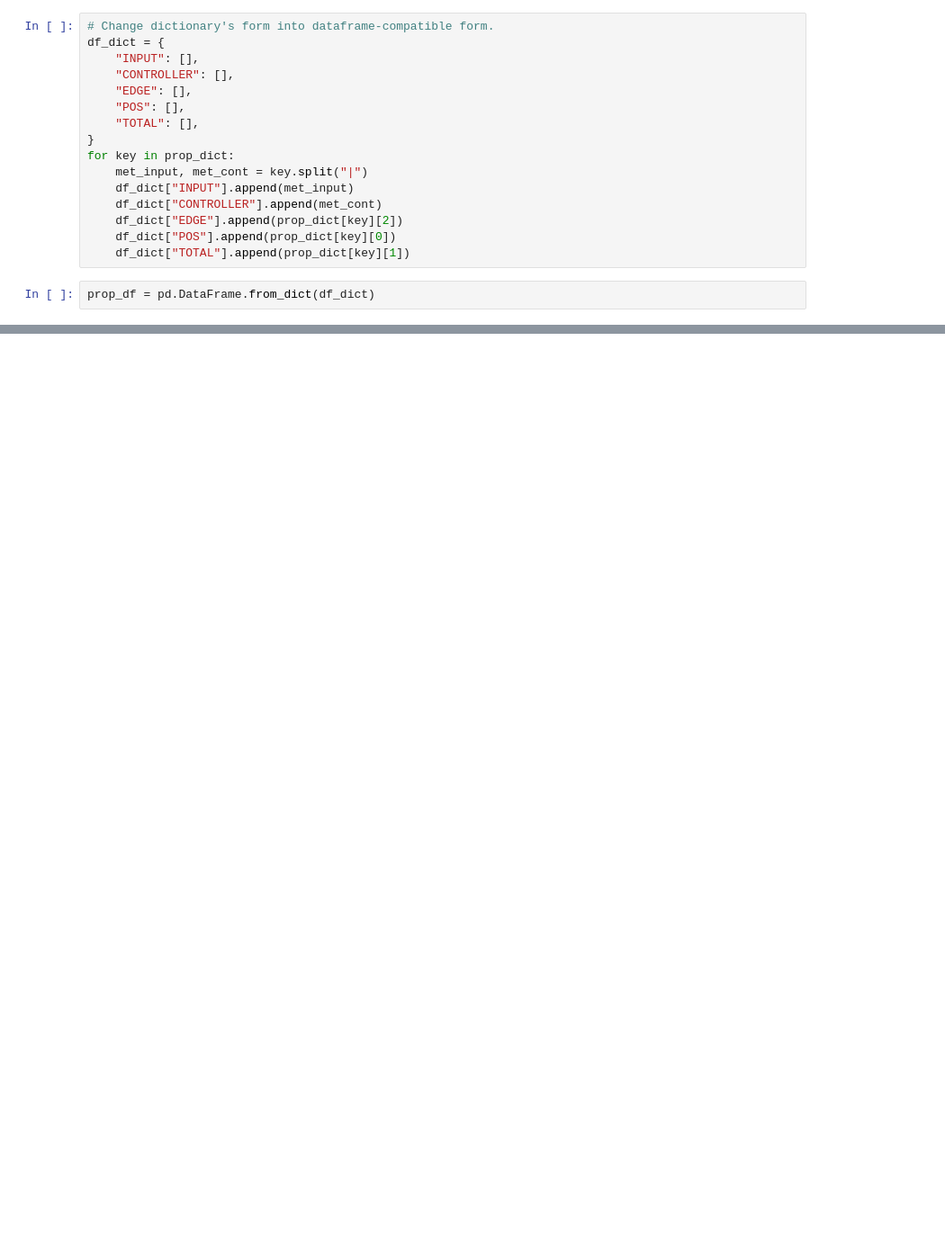
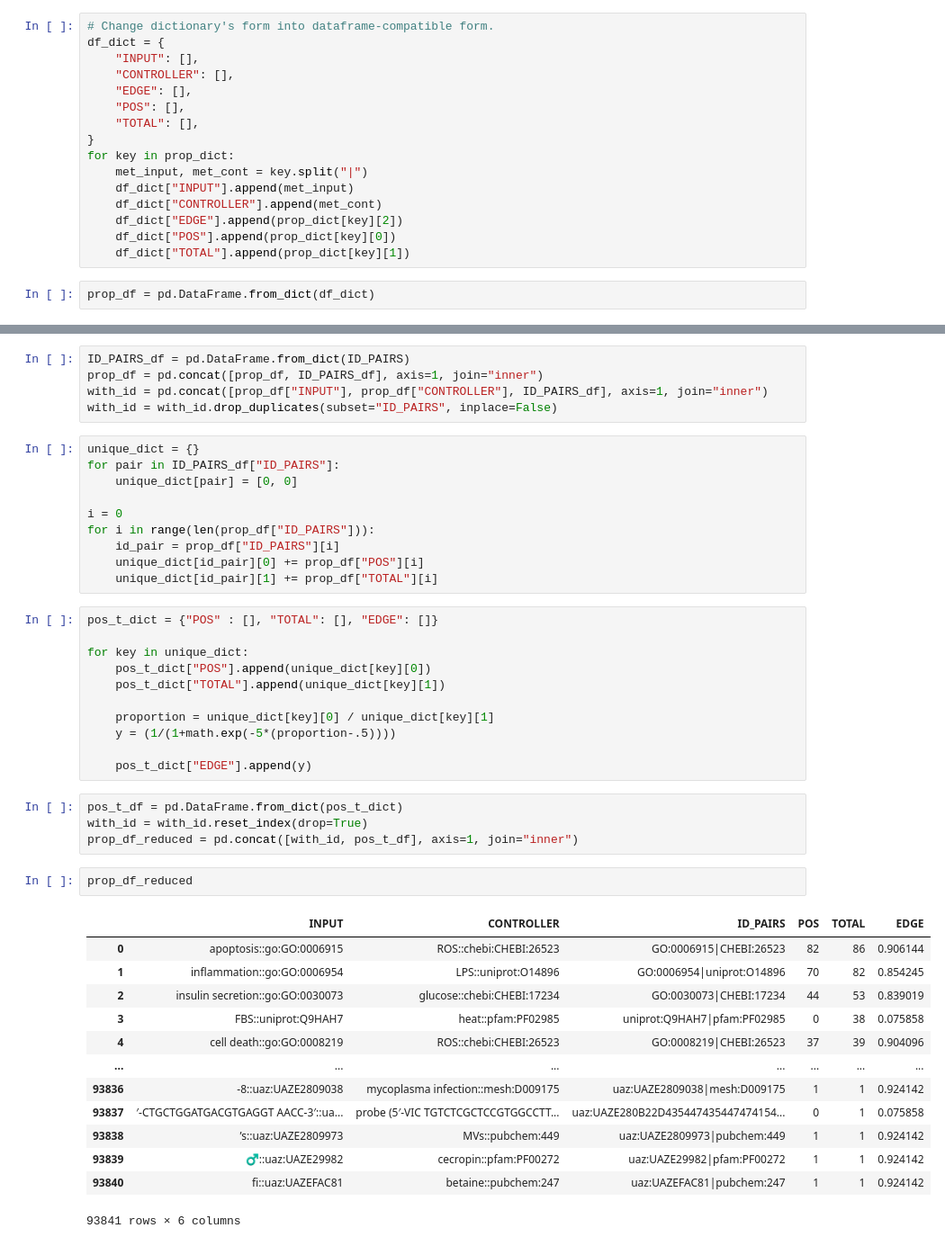
Before and after one commit to elu2/VERITBackend, a Jupyter notebook: ActDictMaker.ipynb, the cells around one changed output, grey strips where cells are left out. Shown: that part at 90% size. Cells and saved outputs as stored; diff of their text form; blank space fills up the shorter version.

```diff
--- a/ActDictMaker.ipynb
+++ b/ActDictMaker.ipynb
@@ -147,0 +81,46 @@ prop_df
+# %%
+ID_PAIRS_df = pd.DataFrame.from_dict(ID_PAIRS)
+prop_df = pd.concat([prop_df, ID_PAIRS_df], axis=1, join="inner")
+with_id = pd.concat([prop_df["INPUT"], prop_df["CONTROLLER"], ID_PAIRS_df], axis=1, join="inner")
+with_id = with_id.drop_duplicates(subset="ID_PAIRS", inplace=False)
+# %%
+unique_dict = {}
+for pair in ID_PAIRS_df["ID_PAIRS"]:
+    unique_dict[pair] = [0, 0]
+
+i = 0
+for i in range(len(prop_df["ID_PAIRS"])):
+    id_pair = prop_df["ID_PAIRS"][i]
+    unique_dict[id_pair][0] += prop_df["POS"][i]
+    unique_dict[id_pair][1] += prop_df["TOTAL"][i]
+# %%
+pos_t_dict = {"POS" : [], "TOTAL": [], "EDGE": []}
+
+for key in unique_dict:
+    pos_t_dict["POS"].append(unique_dict[key][0])
+    pos_t_dict["TOTAL"].append(unique_dict[key][1])
+
+    proportion = unique_dict[key][0] / unique_dict[key][1]
+    y = (1/(1+math.exp(-5*(proportion-.5))))
+
+    pos_t_dict["EDGE"].append(y)
+# %%
+pos_t_df = pd.DataFrame.from_dict(pos_t_dict)
+with_id = with_id.reset_index(drop=True)
+prop_df_reduced = pd.concat([with_id, pos_t_df], axis=1, join="inner")
+# %%
+prop_df_reduced
+# %% [output]
+|  | INPUT | CONTROLLER | ID_PAIRS | POS | TOTAL | EDGE |
+| 0 | apoptosis::go:GO:0006915 | ROS::chebi:CHEBI:26523 | GO:0006915|CHEBI:26523 | 82 | 86 | 0.906144 |
+| 1 | inflammation::go:GO:0006954 | LPS::uniprot:O14896 | GO:0006954|uniprot:O14896 | 70 | 82 | 0.854245 |
+| 2 | insulin secretion::go:GO:0030073 | glucose::chebi:CHEBI:17234 | GO:0030073|CHEBI:17234 | 44 | 53 | 0.839019 |
+| 3 | FBS::uniprot:Q9HAH7 | heat::pfam:PF02985 | uniprot:Q9HAH7|pfam:PF02985 | 0 | 38 | 0.075858 |
+| 4 | cell death::go:GO:0008219 | ROS::chebi:CHEBI:26523 | GO:0008219|CHEBI:26523 | 37 | 39 | 0.904096 |
+| ... | ... | ... | ... | ... | ... | ... |
+| 93836 | ‐8::uaz:UAZE2809038 | mycoplasma infection::mesh:D009175 | uaz:UAZE2809038|mesh:D009175 | 1 | 1 | 0.924142 |
+| 93837 | ′-CTGCTGGATGACGTGAGGT AACC-3′::ua... | probe (5′-VIC TGTCTCGCTCCGTGGCCTT... | uaz:UAZE280B22D435447435447474154... | 0 | 1 | 0.075858 |
+| 93838 | ’s::uaz:UAZE2809973 | MVs::pubchem:449 | uaz:UAZE2809973|pubchem:449 | 1 | 1 | 0.924142 |
+| 93839 | ♂::uaz:UAZE29982 | cecropin::pfam:PF00272 | uaz:UAZE29982|pfam:PF00272 | 1 | 1 | 0.924142 |
+| 93840 | ﬁ::uaz:UAZEFAC81 | betaine::pubchem:247 | uaz:UAZEFAC81|pubchem:247 | 1 | 1 | 0.924142 |
+93841 rows × 6 columns
```
Also changed, not shown: parts of 8 cells of this notebook, 7 other files.
